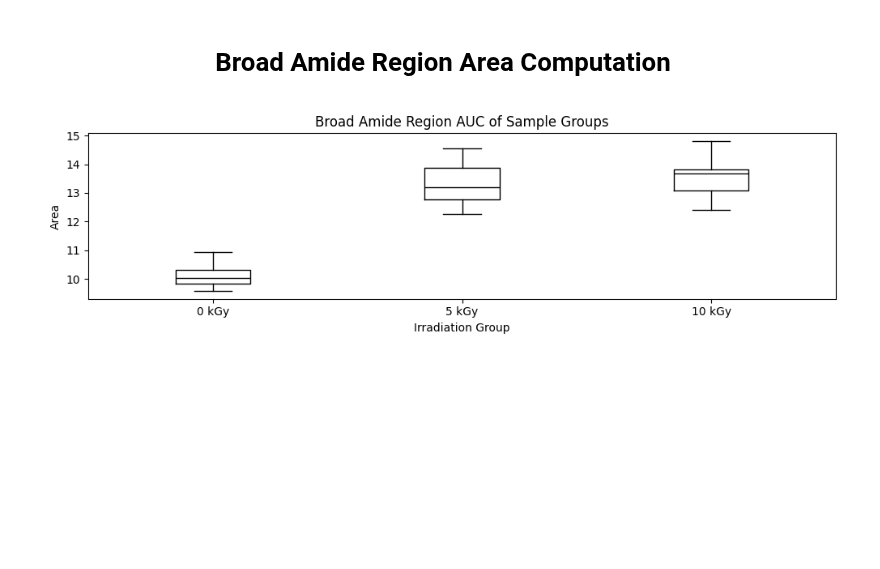
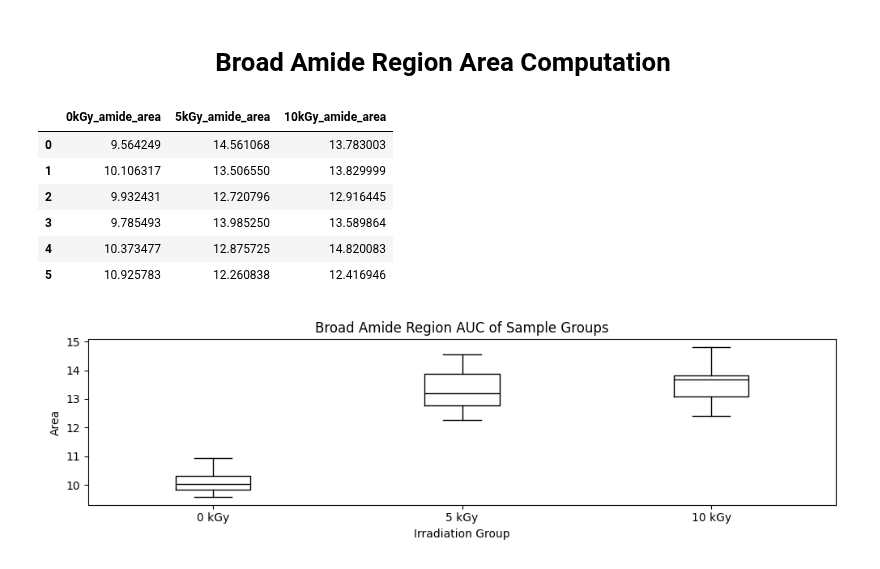
Before and after one commit to akaeii/c-semp_pollen_e-beam, a Jupyter notebook: irradiated_analysis/absorbance_analysis.ipynb, the cells around one changed output. Saved outputs shown, nothing was run; the diff lists cells and outputs as text; code cells hidden in the pictures; blank space fills up the shorter version.

```diff
--- a/irradiated_analysis/absorbance_analysis.ipynb
+++ b/irradiated_analysis/absorbance_analysis.ipynb
@@ -32,6 +33,16 @@ for df, group_name in zip([kgy0, kgy5, kgy10], ['0kGy_amide_area', '5kGy_amide_a
         area_group.append(amide_area)
 
     amide_area_df[group_name] = list(area_group)
+# %%
+amide_area_df
+# %% [output]
+|  | 0kGy_amide_area | 5kGy_amide_area | 10kGy_amide_area |
+| 0 | 9.564249 | 14.561068 | 13.783003 |
+| 1 | 10.106317 | 13.506550 | 13.829999 |
+| 2 | 9.932431 | 12.720796 | 12.916445 |
+| 3 | 9.785493 | 13.985250 | 13.589864 |
+| 4 | 10.373477 | 12.875725 | 14.820083 |
+| 5 | 10.925783 | 12.260838 | 12.416946 |
 # %%
 kgy_amide_area = [amide_area_df[col] for col in amide_area_df.columns]
 # %%
```
Also changed, not shown: parts of 5 cells of this notebook.
